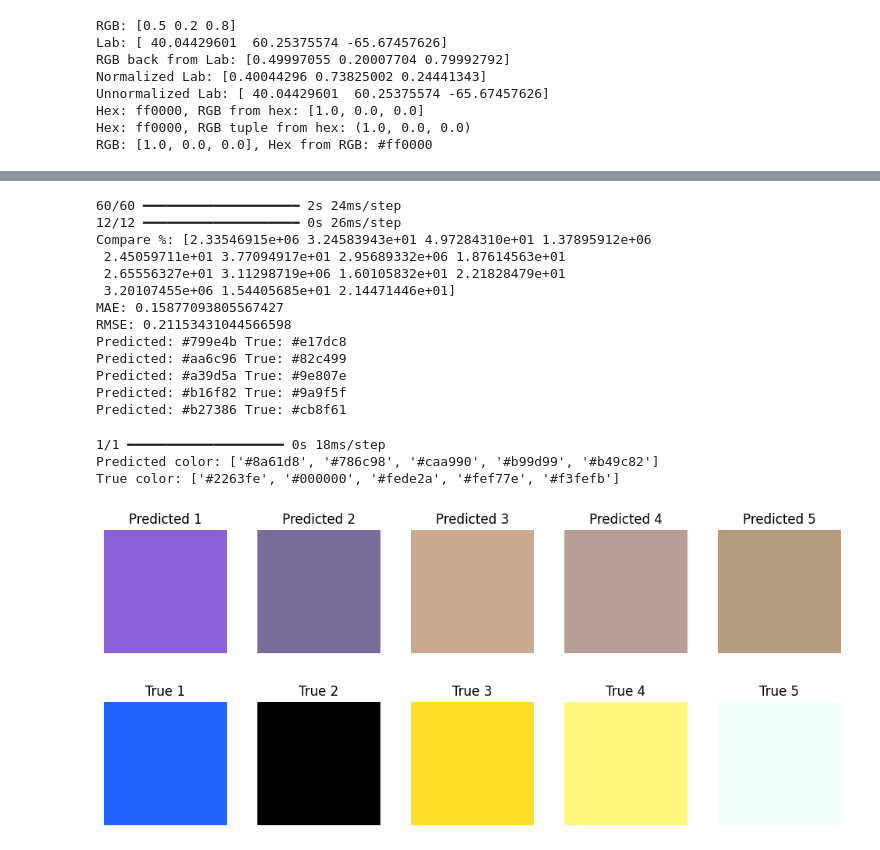
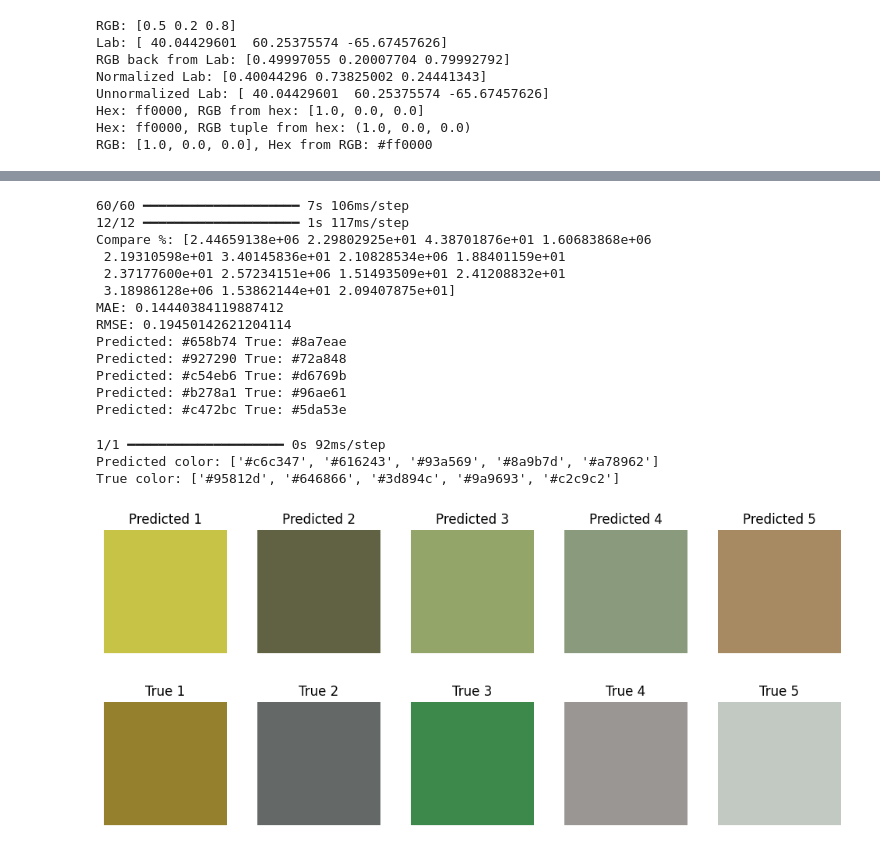
Before and after one commit to MateuszDrabik11/biai, a Jupyter notebook: training.ipynb, the cells around one changed output, grey strips where cells are left out. Drawn from its saved outputs; the diff is of its cells as text; code cells hidden in the pictures.

```diff
--- a/training.ipynb
+++ b/training.ipynb
@@ -246,14 +234,29 @@ val_dataset = dataset.take(val_size).batch(32)
 #     layers.Dropout(0.3),
 #     layers.Dense(3*input_colors, activation='sigmoid')  # Predict L, a, b
 # ])
+#
+# model = models.Sequential([
+#     layers.Input(shape=(64, 64, 3)),
+#     layers.Conv2D(16 * input_colors, (3, 3), activation='relu'),
+#     layers.MaxPooling2D(2, 2),
+#
+#     layers.Conv2D(32 * input_colors, (3, 3), activation='relu'),
+#     layers.MaxPooling2D(2, 2),
+#
+#     layers.Conv2D(64 * input_colors, (3, 3), activation='relu'),
+#     layers.Flatten(),
+#     layers.Dropout(0.5),
+#     layers.Dense(3 * input_colors, activation='sigmoid')
+# ])
+
 
 model = models.Sequential([
     layers.Input(shape=(64, 64, 3)),
     layers.Conv2D(16 * input_colors, (3, 3), activation='relu'),
-    layers.MaxPooling2D(2, 2),
+    layers.AveragePooling2D(2, 2),
 
     layers.Conv2D(32 * input_colors, (3, 3), activation='relu'),
-    layers.MaxPooling2D(2, 2),
+    layers.AveragePooling2D(2, 2),
 
     layers.Conv2D(64 * input_colors, (3, 3), activation='relu'),
     layers.Flatten(),
@@ -315,58 +321,57 @@ for i in range(5):
     print("Predicted:", rgb_to_hex(p), "True:", rgb_to_hex(t))
 # --- PREDICTION VISUALIZATION ---
 # %% [output]
-60/60 ━━━━━━━━━━━━━━━━━━━━ 2s 24ms/step
-12/12 ━━━━━━━━━━━━━━━━━━━━ 0s 26ms/step
-Compare %: [2.33546915e+06 3.24583943e+01 4.97284310e+01 1.37895912e+06
- 2.45059711e+01 3.77094917e+01 2.95689332e+06 1.87614563e+01
- 2.65556327e+01 3.11298719e+06 1.60105832e+01 2.21828479e+01
- 3.20107455e+06 1.54405685e+01 2.14471446e+01]
-MAE: 0.15877093805567427
-RMSE: 0.21153431044566598
-Predicted: #799e4b True: #e17dc8
-Predicted: #aa6c96 True: #82c499
-Predicted: #a39d5a True: #9e807e
-Predicted: #b16f82 True: #9a9f5f
-Predicted: #b27386 True: #cb8f61
+60/60 ━━━━━━━━━━━━━━━━━━━━ 7s 106ms/step
+12/12 ━━━━━━━━━━━━━━━━━━━━ 1s 117ms/step
+Compare %: [2.44659138e+06 2.29802925e+01 4.38701876e+01 1.60683868e+06
+ 2.19310598e+01 3.40145836e+01 2.10828534e+06 1.88401159e+01
+ 2.37177600e+01 2.57234151e+06 1.51493509e+01 2.41208832e+01
+ 3.18986128e+06 1.53862144e+01 2.09407875e+01]
+MAE: 0.14440384119887412
+RMSE: 0.19450142621204114
+Predicted: #658b74 True: #8a7eae
+Predicted: #927290 True: #72a848
+Predicted: #c54eb6 True: #d6769b
+Predicted: #b278a1 True: #96ae61
+Predicted: #c472bc True: #5da53e
 # %%
 # Predict on new image
-
 #model = keras.saving.load_model("model.keras")
 def show_colors(hex_list, titles=None):
     fig, ax = plt.subplots(1, len(hex_list), figsize=(len(hex_list) * 2, 2))
     if len(hex_list) == 1:
         ax = [ax]
     for i, hex_color in enumerate(hex_list):
         rgb = np.array([[hex_to_rgb_tuple(hex_color)]])
         ax[i].imshow(rgb)
         ax[i].axis("off")
         if titles:
             ax[i].set_title(titles[i])
     plt.tight_layout()
     plt.show()
-file = "000000369722.jpg"
+file = "000000010432.jpg"
 image_path = f"Data/PhotosColorPicker/{file}"
 image = load_img(image_path, target_size=(64, 64))
 img_array = img_to_array(image) / 255.0
 lab_image = convert_lab(img_array)
 lab_normed = lab_normalize(lab_image)
 input_arr = np.expand_dims(lab_normed, axis=0)
 prediction = model.predict(input_arr).reshape(input_colors,3)
 lab_pred = [lab_unnorm(i) for i in prediction]
 rgb_pred = [lab_to_rgb(i) for i in lab_pred]
 pred_hex = [rgb_to_hex(i) for i in rgb_pred]
 
 true_rgb = [lab_to_rgb(i) for i in df[df['image'] == file]["lab"].values[0]]
 true_hex = [rgb_to_hex(i) for i in true_rgb]
 print("Predicted color:", pred_hex)
 print("True color:", true_hex)
 titles = [f"Predicted {i+1}" for i in range(len(pred_hex))]
 show_colors(pred_hex, titles)
 titles = [f"True {i+1}" for i in range(len(true_hex))]
 show_colors(true_hex, titles)
 # %% [output]
-1/1 ━━━━━━━━━━━━━━━━━━━━ 0s 18ms/step
-Predicted color: ['#8a61d8', '#786c98', '#caa990', '#b99d99', '#b49c82']
-True color: ['#2263fe', '#000000', '#fede2a', '#fef77e', '#f3fefb']
+1/1 ━━━━━━━━━━━━━━━━━━━━ 0s 92ms/step
+Predicted color: ['#c6c347', '#616243', '#93a569', '#8a9b7d', '#a78962']
+True color: ['#95812d', '#646866', '#3d894c', '#9a9693', '#c2c9c2']
-[figure, old version]
+[figure, new version]
-[figure, old version]
+[figure, new version]
```
Also changed, not shown: parts of 5 cells of this notebook, 1 other file.
